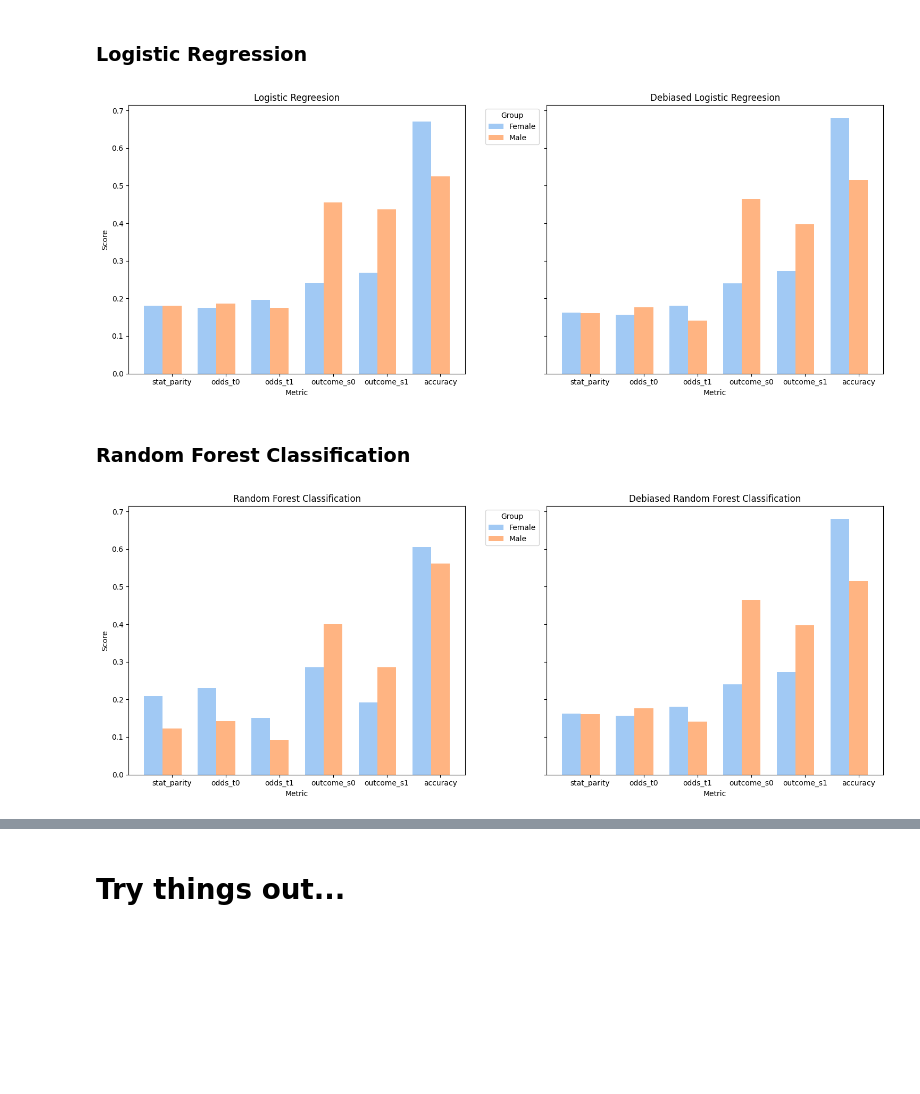
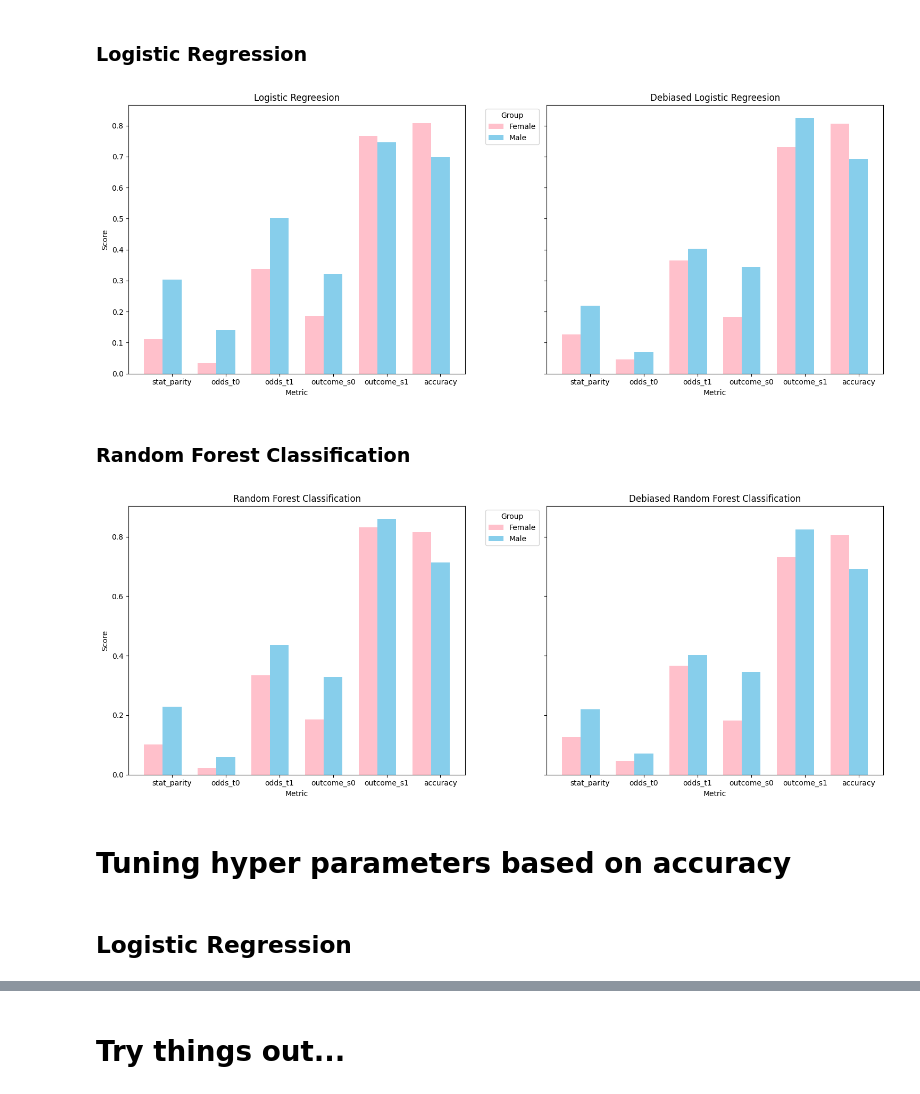
Before and after one commit to Xannadoo/Algorithmic_Fairness_Mandatories, a Jupyter notebook: Exam/Predicting_students_dropout.ipynb, the cells around one changed output, grey strips where cells are left out. Drawn from its saved outputs; the diff is of its cells as text; code cells hidden in the pictures; blank space fills up the shorter version.

```diff
--- a/Exam/Predicting_students_dropout.ipynb
+++ b/Exam/Predicting_students_dropout.ipynb
@@ -669,7 +680,7 @@ def plot_scores_and_group(df, title=None):
   plt.tight_layout()
   plt.show()
 
-def plot_scores_and_group_compare(df1, df2, titles=None):
+def plot_scores_and_group_compare(df1, df2, titles=None, color_palette=None):
     # Plotting
     fig, axes = plt.subplots(1, 2, figsize=(15, 6), sharey=True)  # Create subplots side by side
 
@@ -679,7 +690,9 @@ def plot_scores_and_group_compare(df1, df2, titles=None):
         bar_width = 0.35
         index = range(len(metrics))
 
-        color_palette = sns.color_palette("pastel", n_colors=len(df['group'].unique()))
+        if not color_palette:
+          color_palette = sns.color_palette("pastel", n_colors=len(df['group'].unique()))
+
 
         for j, group in enumerate(df['group'].unique()):
             values = df[df['group'] == group]['score']
@@ -746,17 +808,17 @@ print(f"Number of rows with dropout is {rows_not_dropout}, corresponding to {np.
 print(f"Imbalance Ratio (IR) is {np.round(rows_not_dropout/rows_dropout,2)}\n")
 
 # Plotting
-labels = ['Dropout', 'No Dropout']
+labs = ['Dropout', 'No Dropout']
 values = [rows_dropout, rows_not_dropout]
 
 plt.figure(figsize=(8, 6))
-plt.bar(labels, values, color=['#ffcea5', '#c9ffc7'])
+plt.bar(labs, values, color=['#ffcea5', '#c9ffc7'])
 plt.xlabel('Dropout')
 plt.ylabel('Number of Rows')
 plt.title('Distribution of Dropout in the Dataset')
 
 # Add percentages on top of bars
-for i in range(len(labels)):
+for i in range(len(labs)):
     plt.text(i, values[i] + 50, f'{values[i]} ({np.round(100 * values[i]/total_rows, 2)}%)', ha='center')
 
 plt.show()
@@ -877,16 +937,13 @@ RFclf = RandomForestClassifier(max_depth=5,
 # %% [markdown]
 ## Logistic Regression (White-box Model)
 # %%
-logreg_preds = cross_validator(logreg, X_train, y_train, debias=False)
+logreg_preds = cross_validator(logreg, features, labels, debias=False)
 
+print("classification report on training data:\n",classification_report(labels, logreg_preds))
 
-print("classification report on training data:\n",classification_report(y_train, logreg_preds))
-
-
-log_metric_score = metric_scores(y_test=y_train, y_pred = logreg_preds, group_test=group_train)
+log_metric_score = metric_scores(y_test=labels, y_pred = logreg_preds, group_test=groups['Gender'])
 log_metric_df = metric_df(log_metric_score, group_names=["Female", "Male"], names=metric_names)
 
-
 log_metric_df
 # %% [output]
 classification report on training data:
@@ -957,10 +1012,10 @@ plot_scores_and_group_compare(log_metric_df, RF_metric_df, titles=['Logistic Reg
 # %% [markdown]
 ## Logistic Regression (White-box Model)
 # %%
-logreg_preds = cross_validator(logreg, X_train, y_train, protected_cols, debias=True) # TODO: should we use the whole dataset instead of just training? This also apply to the section Baseline Model and...
+logreg_preds = cross_validator(logreg, features, labels, protected_cols, debias=True) # TODO: should we use the whole dataset instead of just training? This also apply to the section Baseline Model and...
 
-print(classification_report(y_train, logreg_preds))
-log_metric_score = metric_scores(y_test=y_train, y_pred=logreg_preds, group_test=group_train)
+print(classification_report(labels, logreg_preds))
+log_metric_score = metric_scores(y_test=labels, y_pred=logreg_preds, group_test=groups['Gender'])
 debiased_log_metric_df = metric_df(log_metric_score, group_names=["Female", "Male"], names=metric_names)
 
 debiased_log_metric_df
@@ -1031,12 +1086,16 @@ plot_scores_and_group_compare(debiased_log_metric_df, debiased_RF_metric_df, tit
 # %% [markdown]
 ### Logistic Regression
 # %%
-plot_scores_and_group_compare(log_metric_df, debiased_log_metric_df, titles=["Logistic Regreesion", "Debiased Logistic Regreesion"])
+plot_scores_and_group_compare(log_metric_df, debiased_log_metric_df, titles=["Logistic Regreesion", "Debiased Logistic Regreesion"], color_palette=['pink', 'skyblue'])
 # %% [output]
-[figure, old version]
+[figure, new version]
 # %% [markdown]
 ### Random Forest Classification
 # %%
-plot_scores_and_group_compare(RF_metric_df, debiased_RF_metric_df, titles=["Random Forest Classification", "Debiased Random Forest Classification"])
+plot_scores_and_group_compare(RF_metric_df, debiased_RF_metric_df, titles=["Random Forest Classification", "Debiased Random Forest Classification"], color_palette=['pink', 'skyblue'])
 # %% [output]
-[figure, old version]
+[figure, new version]
+# %% [markdown]
+# Tuning hyper parameters based on accuracy
+# %% [markdown]
+## Logistic Regression
```
Also changed, not shown: parts of 37 cells of this notebook.
